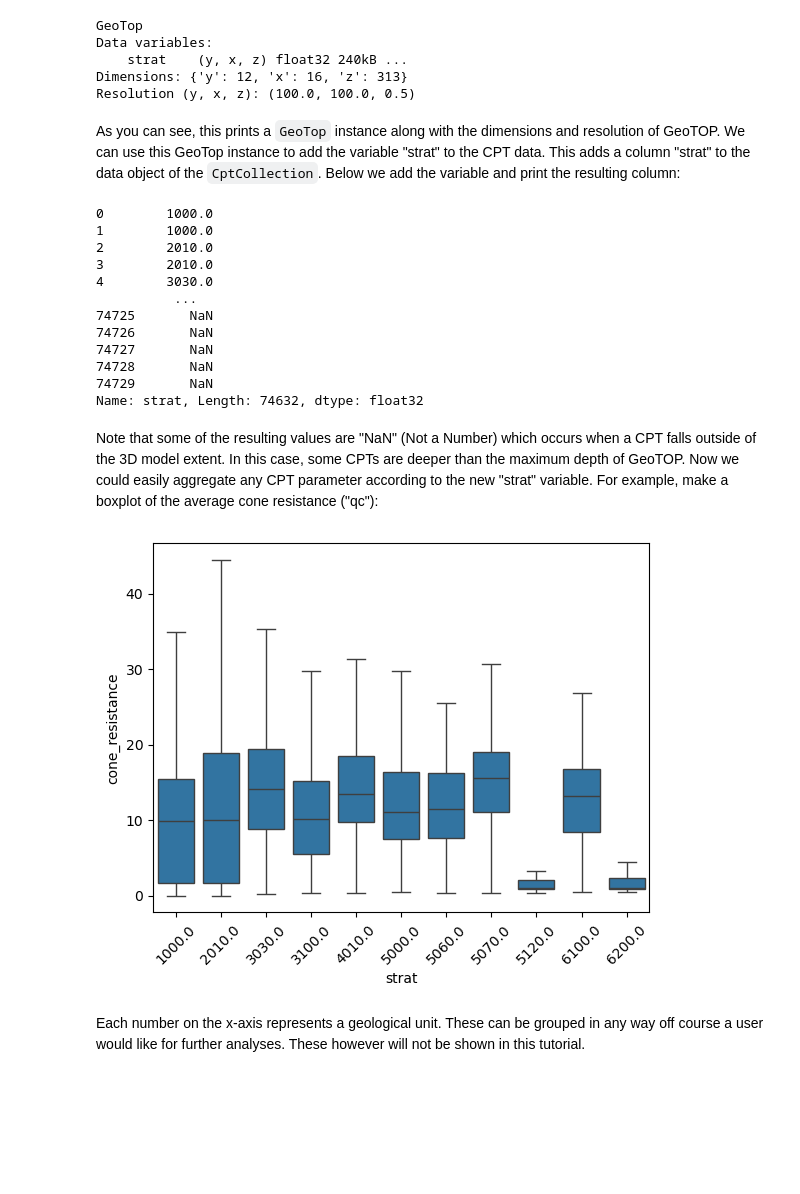
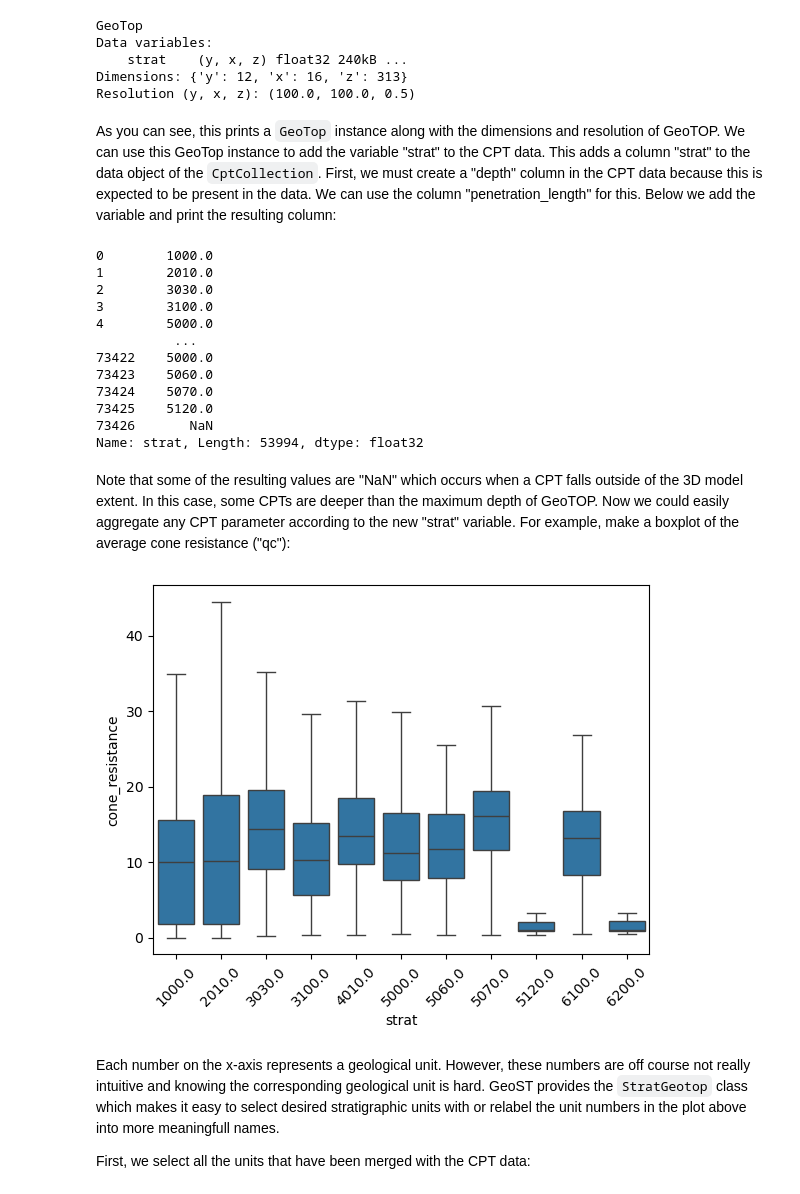
Before and after one commit to Deltares-research/geost, a Jupyter notebook: docs/examples/combine_geotop_with_cpts.ipynb, the cells around one changed output. Saved outputs shown, nothing was run; the diff lists cells and outputs as text; code cells hidden in the pictures; blank space fills up the shorter version.

Commit message:
Update with combine geotop with CPT data example with sample data `cpts_usp`

```diff
--- a/docs/examples/combine_geotop_with_cpts.ipynb
+++ b/docs/examples/combine_geotop_with_cpts.ipynb
@@ -5,16 +5,16 @@ This example shows how stratigraphic layer boundaries from GeoTOP can easily be
 
 We will first import the relevant modules and plot the locations of the CPTs in the `CptCollection`.
 # %%
-from pathlib import Path
-
 import seaborn as sns
 from matplotlib import pyplot as plt
 
 import geost
+from geost.bro import GeoTop
+from geost.bro.bro_geotop import StratGeotop
 from geost.analysis.combine import add_voxelmodel_variable
-from geost.bro import GeoTop
 
-cpts = geost.read_cpt_table(r'c:\Users\knaake\OneDrive - Stichting Deltares\Documents\data\cpt_data_usp.parquet')
+
+cpts = geost.data.cpts_usp()
 cpts.header.gdf.explore(style_kwds=dict(color="red", weight=6))
 # %% [output]
 [interactive output not drawn]
@@ -31,30 +31,33 @@ Data variables:
 Dimensions: {'y': 12, 'x': 16, 'z': 313}
 Resolution (y, x, z): (100.0, 100.0, 0.5)
 # %% [markdown]
-As you can see, this prints a `GeoTop` instance along with the dimensions and resolution of GeoTOP. We can use this GeoTop instance to add the variable "strat" to the CPT data. This adds a column "strat" to the data object of the `CptCollection`. Below we add the variable and print the resulting column:
+As you can see, this prints a `GeoTop` instance along with the dimensions and resolution of GeoTOP. We can use this GeoTop instance to add the variable "strat" to the CPT data. This adds a column "strat" to the data object of the `CptCollection`. First, we must create a "depth" column in the CPT data because this is expected to be present in the data. We can use the column "penetration_length" for this. Below we add the variable and print the resulting column:
 # %%
-result = add_voxelmodel_variable(cpts, geotop, "strat")
-print(result.data['strat'])
+cpts.data["depth"] = cpts.data["depth"]
+cpts = add_voxelmodel_variable(cpts, geotop, "strat")
+print(cpts.data['strat'])
 # %% [output]
 0        1000.0
-1        1000.0
-2        2010.0
-3        2010.0
-4        3030.0
+1        2010.0
+2        3030.0
+3        3100.0
+4        5000.0
           ...
-74725       NaN
-74726       NaN
-74727       NaN
-74728       NaN
-74729       NaN
-Name: strat, Length: 74632, dtype: float32
+73422    5000.0
+73423    5060.0
+73424    5070.0
+73425    5120.0
+73426       NaN
+Name: strat, Length: 53994, dtype: float32
 # %% [markdown]
-Note that some of the resulting values are "NaN" (Not a Number) which occurs when a CPT falls outside of the 3D model extent. In this case, some CPTs are deeper than the maximum depth of GeoTOP. Now we could easily aggregate any CPT parameter according to the new "strat" variable. For example, make a boxplot of the average cone resistance ("qc"):
+Note that some of the resulting values are "NaN" which occurs when a CPT falls outside of the 3D model extent. In this case, some CPTs are deeper than the maximum depth of GeoTOP. Now we could easily aggregate any CPT parameter according to the new "strat" variable. For example, make a boxplot of the average cone resistance ("qc"):
 # %%
 fig, ax = plt.subplots()
-sns.boxplot(ax=ax, data=result.data.df, x="strat", y="cone_resistance", showfliers=False)
+sns.boxplot(ax=ax, data=cpts.data.df, x="strat", y="cone_resistance", showfliers=False)
 ax.tick_params(axis='x', rotation=45)
 # %% [output]
-[figure, old version]
+[figure, new version]
-# %% [markdown]
-Each number on the x-axis represents a geological unit. These can be grouped in any way off course a user would like for further analyses. These however will not be shown in this tutorial.
+# %% [markdown]
+Each number on the x-axis represents a geological unit. However, these numbers are off course not really intuitive and knowing the corresponding geological unit is hard. GeoST provides the `StratGeotop` class which makes it easy to select desired stratigraphic units with or relabel the unit numbers in the plot above into more meaningfull names.
+
+First, we select all the units that have been merged with the CPT data:
```
Also changed, not shown: parts of 4 cells of this notebook.
